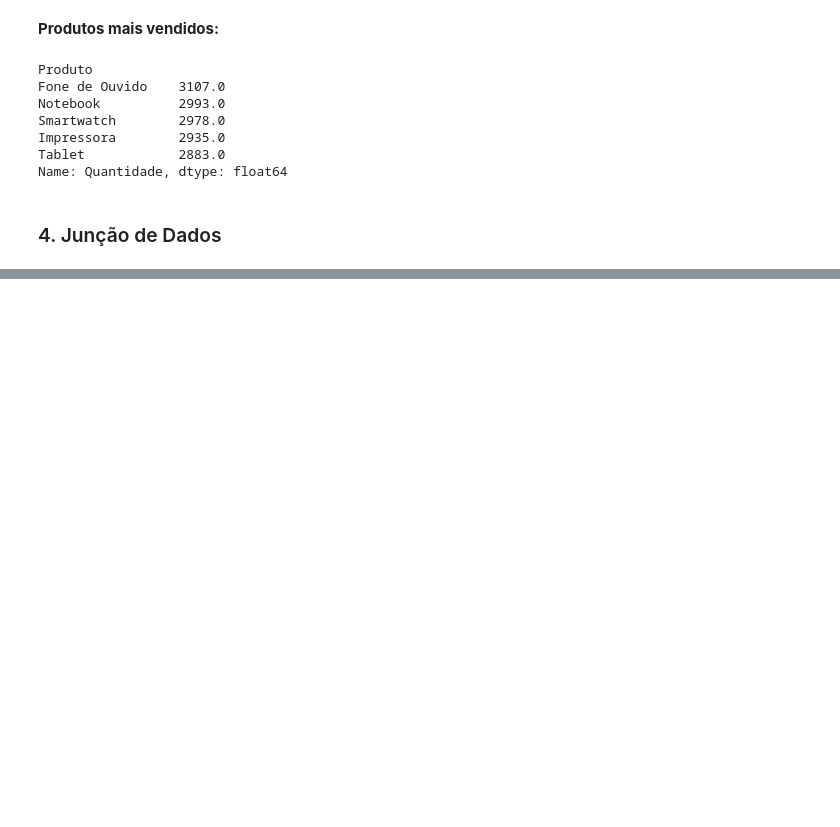
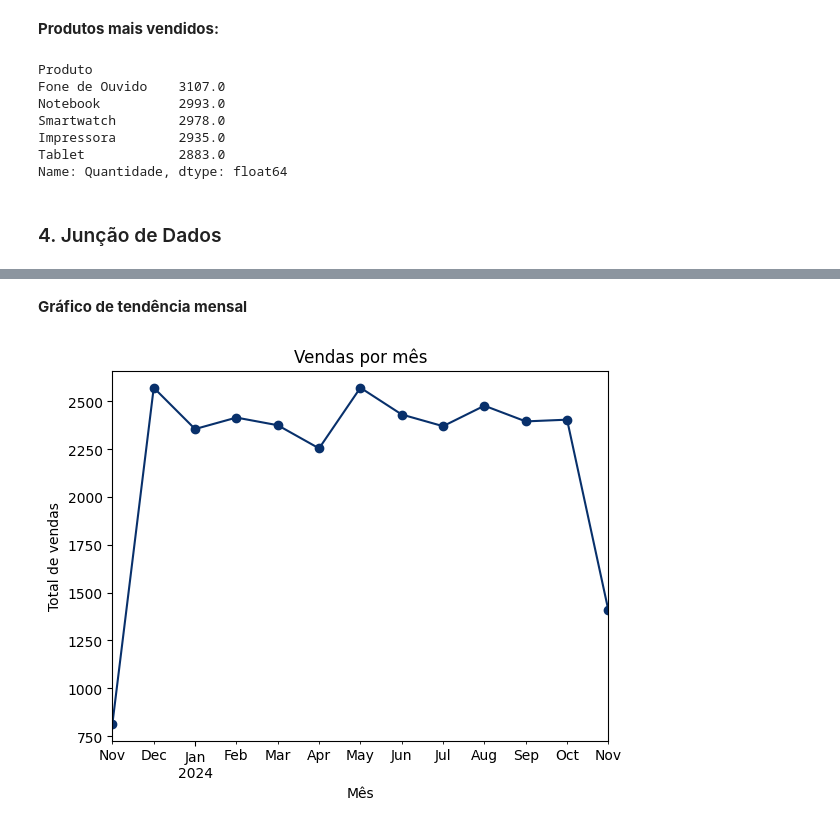
Before and after one commit to luamdrs/analise_vendas_loja, a Jupyter notebook: analise/main.ipynb, the cells around one changed output, grey strips where cells are left out. Saved outputs shown, nothing was run; the diff lists cells and outputs as text; code cells hidden in the pictures; blank space fills up the shorter version.

```diff
--- a/analise/main.ipynb
+++ b/analise/main.ipynb
@@ -151,0 +211,4 @@ Name: Quantidade, dtype: float64
+# %%
+vendas_por_mes = df_dados_completos.groupby('Ano/Mês')['Quantidade'].sum()
+
+vendas_por_mes
@@ -151,0 +251,9 @@ Name: Quantidade, dtype: float64
+# %% [markdown]
+**Gráfico de tendência mensal**
+# %%
+vendas_por_mes.plot(kind='line', marker='o', title='Vendas por mês', color=cores)
+plt.xlabel('Mês')
+plt.ylabel('Total de vendas')
+plt.show()
+# %% [output]
+[figure, added]
```
Also changed, not shown: parts of 15 cells of this notebook.
